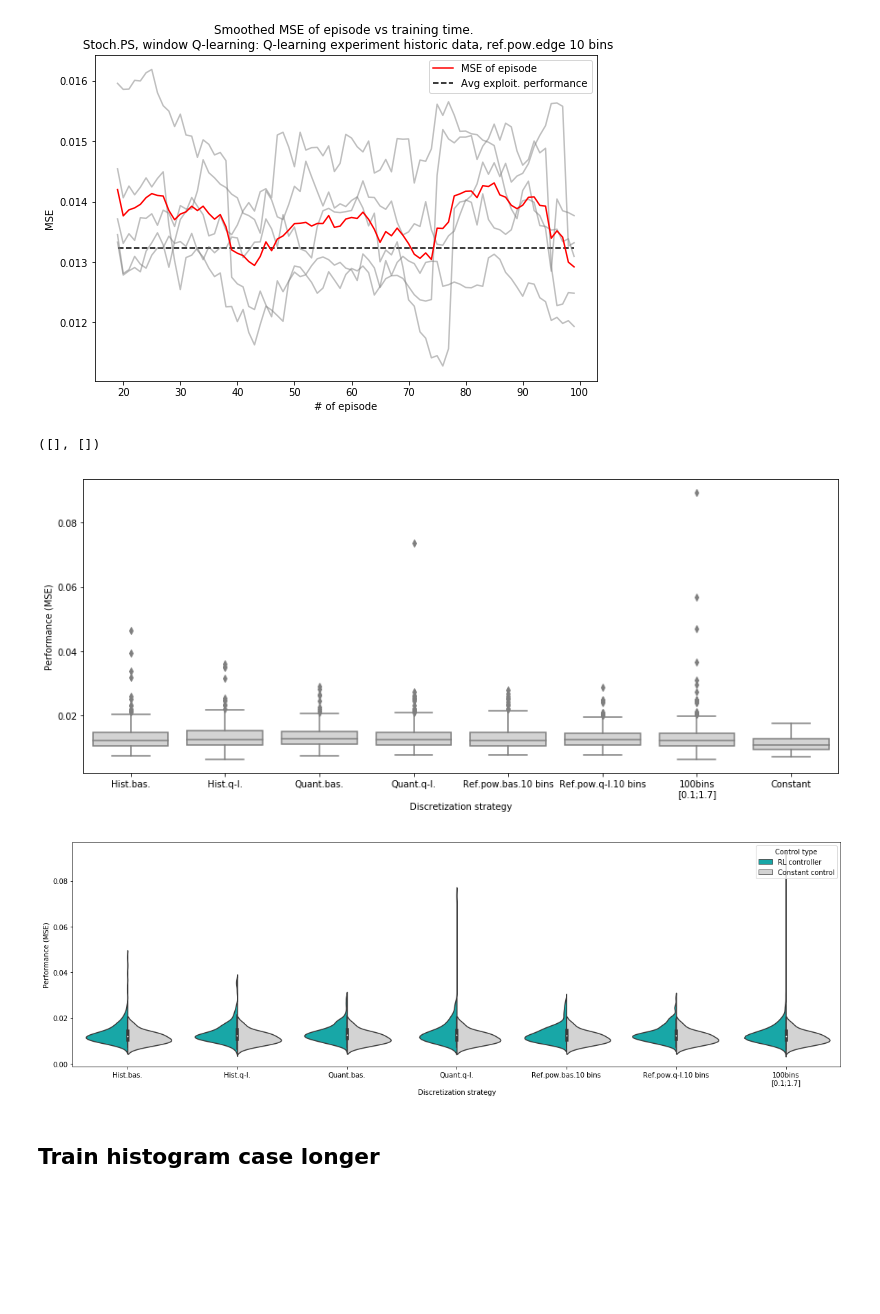
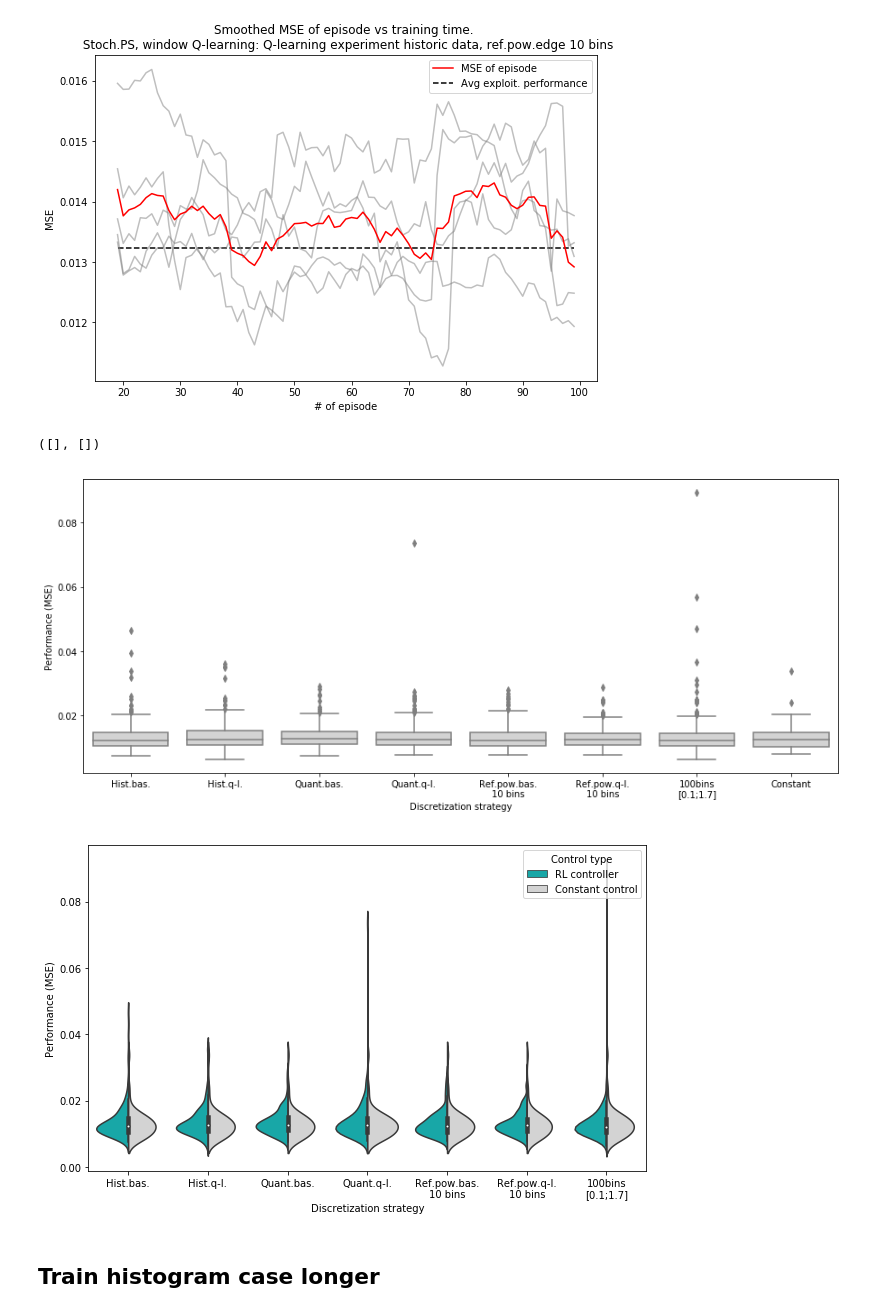
Before and after one commit to OlehLuk/rl-power-control, a Jupyter notebook: experiments/results/ps_stoch_discretization.ipynb, the cells around one changed output. Saved outputs shown, nothing was run; the diff lists cells and outputs as text; code cells hidden in the pictures; blank space fills up the shorter version.

Commit message:
Updated visualizations

```diff
--- a/experiments/results/ps_stoch_discretization.ipynb
+++ b/experiments/results/ps_stoch_discretization.ipynb
@@ -7,6 +7,6 @@ perf_viol_split, perf_violins
 # %%
 case_folder = "ps_stoch_adv/"
 # %%
-baseline_name = "ps_stoch/constant_action_variation_20-10-2019_19-55"
+baseline_name = "ps_stoch/new_compete/baseline12_50ep_1s"
 report_const_experiment(baseline_name, fig_size=(12, 35))
 # %% [output]
@@ -296,7 +296,7 @@ Average exploitation performance of each agent:
 [0.013508 0.013    0.013798 0.01271  0.013132]
 [figure]
 # %%
-labels = ["Hist.bas.", "Hist.q-l.", "Quant.bas.", "Quant.q-l.", "Ref.pow.bas.10 bins", "Ref.pow.q-l.10 bins",
+labels = ["Hist.bas.", "Hist.q-l.", "Quant.bas.", "Quant.q-l.", "Ref.pow.bas.\n10 bins", "Ref.pow.q-l.\n10 bins",
          "100bins\n[0.1;1.7]"]
 bas_folders = [baseline_name +"/k=7"]
 contr_folders = ["ps_stoch_adv/discretization/ql_baseline12_hist_bins/window_size=1",
@@ -311,14 +311,14 @@ contr_folders = ["ps_stoch_adv/discretization/ql_baseline12_hist_bins/window_siz
 perf_box_plots(labels, bas_folders, contr_folders, fig_size=(15, 6), x_label="Discretization strategy")
 # %% [output]
 ([], [])
-[figure, old version]
+[figure, new version]
 # %%
 perf_viol_split(labels, [bas_folders[0], bas_folders[0],
                         bas_folders[0],bas_folders[0],
                         bas_folders[0], bas_folders[0], bas_folders[0]],
-                contr_folders, fig_size=(20, 6), x_label="Discretization strategy");
+                contr_folders, fig_size=(10, 6), x_label="Discretization strategy");
 # %% [output]
-[figure, old version]
+[figure, new version]
 # %% [markdown]
 ## Train histogram case longer
 # %%
```
Also changed, not shown: parts of 16 cells of this notebook, 2 other files.
